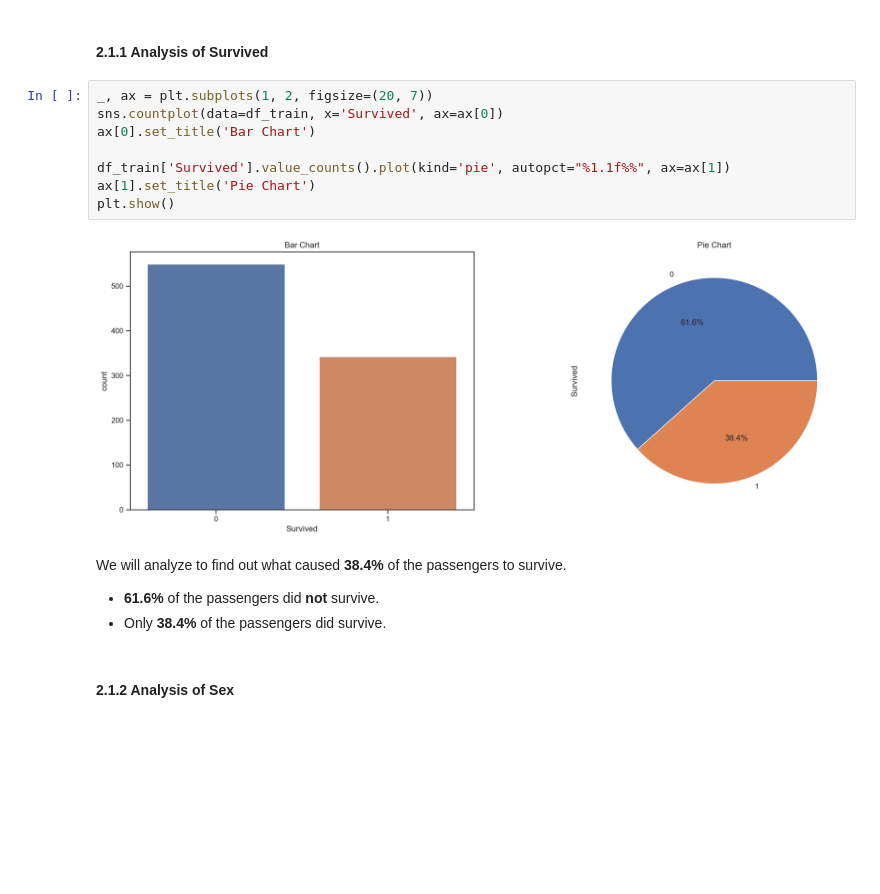
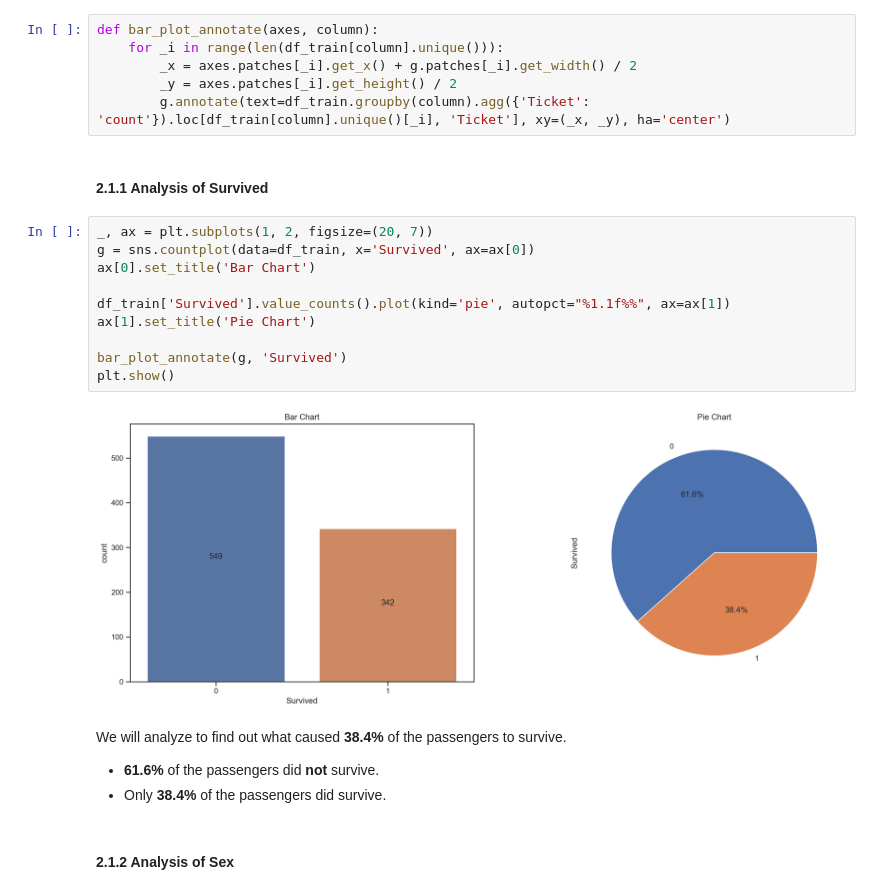
Before and after one commit to sahinozan/Titanic, a Jupyter notebook: titanic.ipynb, the cells around one changed output. Drawn from its saved outputs; the diff is of its cells as text; blank space fills up the shorter version.

Commit message:
Added bar_plot_annotate function

```diff
--- a/titanic.ipynb
+++ b/titanic.ipynb
@@ -181,22 +184,31 @@ memory usage: 71.7+ KB
 ### 2.1 Univariate Analysis
 # %% [markdown]
 We will analyze and visualize features separately to understand the data in depth. We will use bar plot and pie chart for `categorical` features. We will use histogram and box plot for `numerical` features.
+# %%
+def bar_plot_annotate(axes, column):
+    for _i in range(len(df_train[column].unique())):
+        _x = axes.patches[_i].get_x() + g.patches[_i].get_width() / 2
+        _y = axes.patches[_i].get_height() / 2
+        g.annotate(text=df_train.groupby(column).agg({'Ticket': 'count'}).loc[df_train[column].unique()[_i], 'Ticket'], xy=(_x, _y), ha='center')
 # %% [markdown]
 #### 2.1.1 Analysis of Survived
 # %%
 _, ax = plt.subplots(1, 2, figsize=(20, 7))
-sns.countplot(data=df_train, x='Survived', ax=ax[0])
+g = sns.countplot(data=df_train, x='Survived', ax=ax[0])
 ax[0].set_title('Bar Chart')
 
 df_train['Survived'].value_counts().plot(kind='pie', autopct="%1.1f%%", ax=ax[1])
 ax[1].set_title('Pie Chart')
+
+bar_plot_annotate(g, 'Survived')
 plt.show()
 # %% [output]
-[figure, old version]
+[figure, new version]
 # %% [markdown]
 We will analyze to find out what caused **38.4%** of the passengers to survive.
-* **61.6%** of the passengers did **not** survive.
-* Only **38.4%** of the passengers did survive.
+
+- **61.6%** of the passengers did **not** survive.
+- Only **38.4%** of the passengers did survive.
 # %% [markdown]
 #### 2.1.2 Analysis of Sex
 # %%
```
Also changed, not shown: parts of 47 cells of this notebook.
